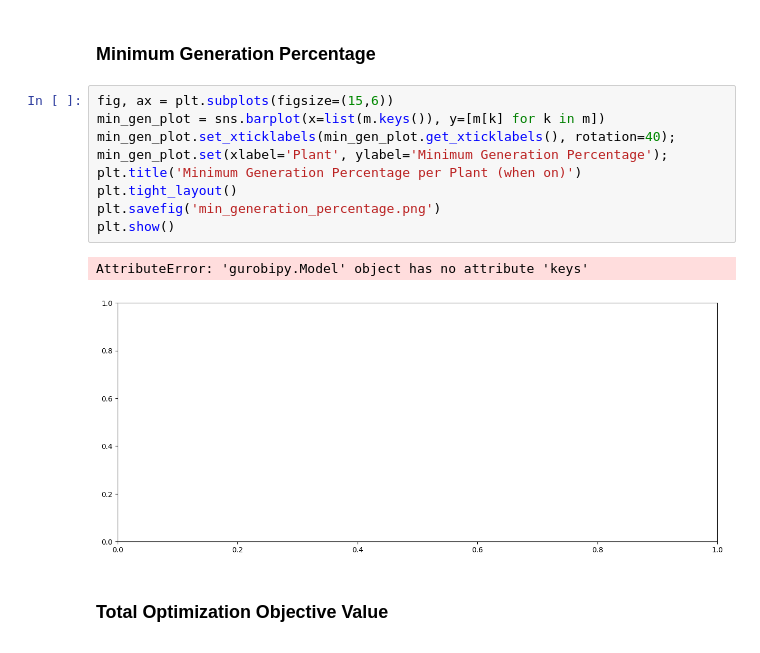
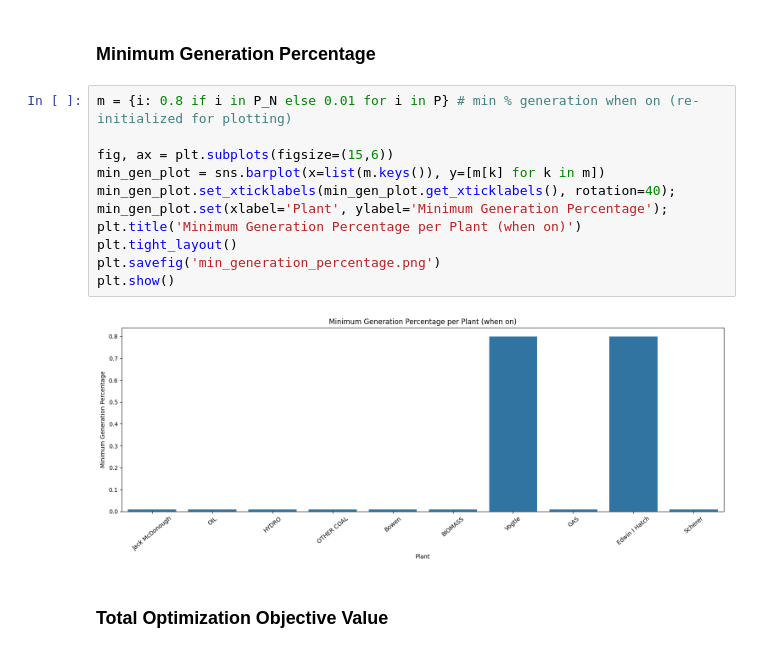
Before and after one commit to leticiasdrummond/Modelos-Base, a Jupyter notebook: criar_notebook_para_executar_no_colab_do_google_b_.ipynb, the cells around one changed output. Saved outputs shown, nothing was run; the diff lists cells and outputs as text.

```diff
--- a/criar_notebook_para_executar_no_colab_do_google_b_.ipynb
+++ b/criar_notebook_para_executar_no_colab_do_google_b_.ipynb
@@ -1151,17 +1180,18 @@ plt.show()
 # %% [markdown]
 ### Minimum Generation Percentage
 # %%
+m = {i: 0.8 if i in P_N else 0.01 for i in P} # min % generation when on (re-initialized for plotting)
+
 fig, ax = plt.subplots(figsize=(15,6))
 min_gen_plot = sns.barplot(x=list(m.keys()), y=[m[k] for k in m])
 min_gen_plot.set_xticklabels(min_gen_plot.get_xticklabels(), rotation=40);
 min_gen_plot.set(xlabel='Plant', ylabel='Minimum Generation Percentage');
 plt.title('Minimum Generation Percentage per Plant (when on)')
 plt.tight_layout()
 plt.savefig('min_generation_percentage.png')
 plt.show()
 # %% [output]
-AttributeError: 'gurobipy.Model' object has no attribute 'keys'
-[figure, old version]
+[figure, new version]
 # %% [markdown]
 ### Total Optimization Objective Value
 # %%
```
Also changed, not shown: parts of 48 cells of this notebook.
